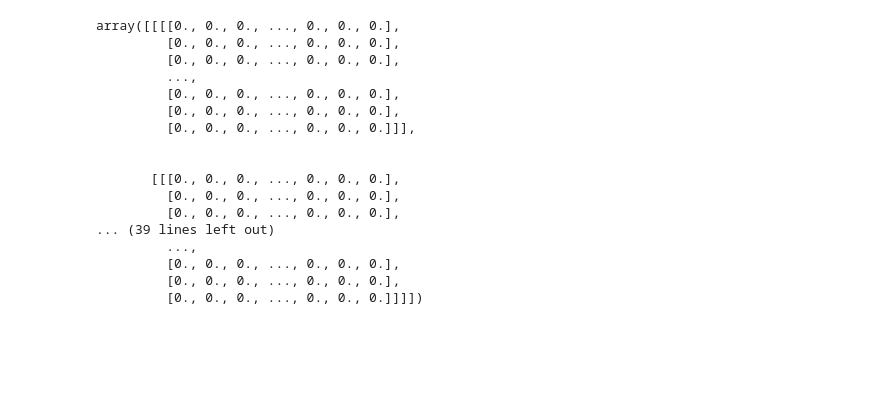
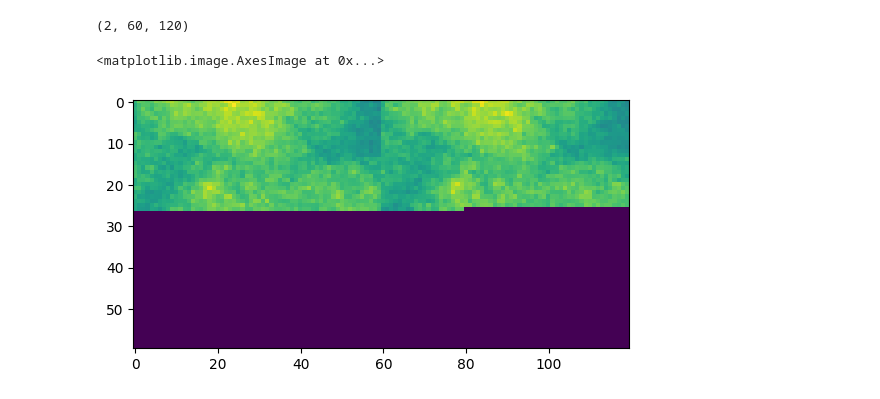
Before and after one commit to badw/beavermap, a Jupyter notebook: examples/beavermap.ipynb, the cells around one changed output. Cells and saved outputs as stored; diff of their text form; code cells hidden in the pictures; blank space fills up the shorter version.

```diff
--- a/examples/beavermap.ipynb
+++ b/examples/beavermap.ipynb
@@ -32,6 +25,7 @@ chunks = bm.data_chunker(n_images,600)
 #max_sum = bm.max_sum()
 # %%
 os.environ['OMP_NUM_THREADS'] = '1'
-bm.nworkers = 4
-integration = bm.integrate(regions = [[0,3]],chunksize=600)
+bm.nworkers = 10
+#bm.n_images=600
+integration = bm.integrate(regions = [[0,100],[0,3]],chunksize=300)
 # %% [output]
@@ -40,20 +47,11 @@ Traceback (most recent call last):
+# %%
+import numpy as np
+np.shape(integration)
+# %% [output]
+(2, 60, 120)
 # %%
-integration
+import matplotlib.pyplot as plt
+plt.imshow(integration[1])
 # %% [output]
-array([[[[0., 0., 0., ..., 0., 0., 0.],
-         [0., 0., 0., ..., 0., 0., 0.],
-         [0., 0., 0., ..., 0., 0., 0.],
-         ...,
-         [0., 0., 0., ..., 0., 0., 0.],
-         [0., 0., 0., ..., 0., 0., 0.],
-         [0., 0., 0., ..., 0., 0., 0.]]],
-
-
-       [[[0., 0., 0., ..., 0., 0., 0.],
-         [0., 0., 0., ..., 0., 0., 0.],
-         [0., 0., 0., ..., 0., 0., 0.],
-... (39 lines left out)
-         ...,
-         [0., 0., 0., ..., 0., 0., 0.],
-         [0., 0., 0., ..., 0., 0., 0.],
-         [0., 0., 0., ..., 0., 0., 0.]]]])
+<matplotlib.image.AxesImage at 0x...>
+[figure, added]
```
Also changed, not shown: parts of 4 cells of this notebook, 2 other files.
